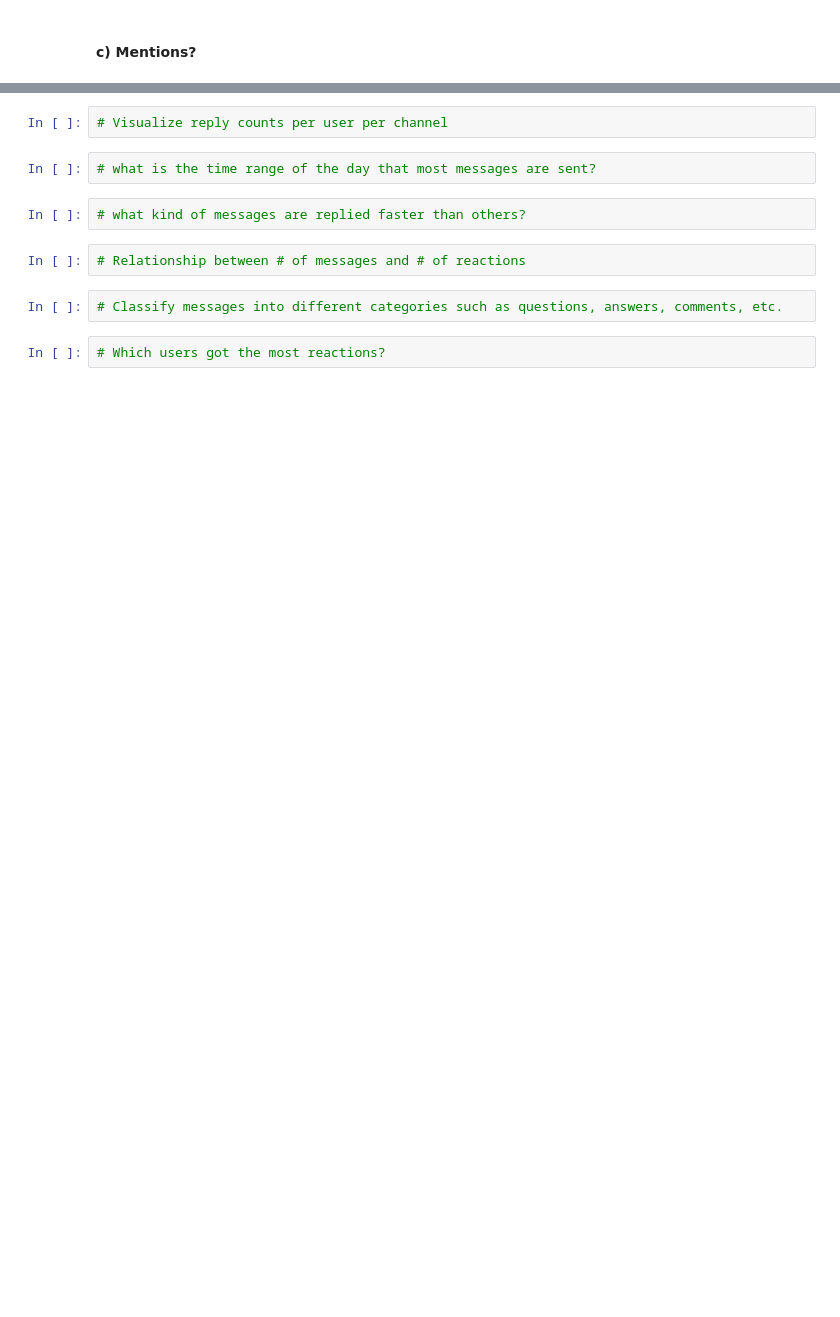
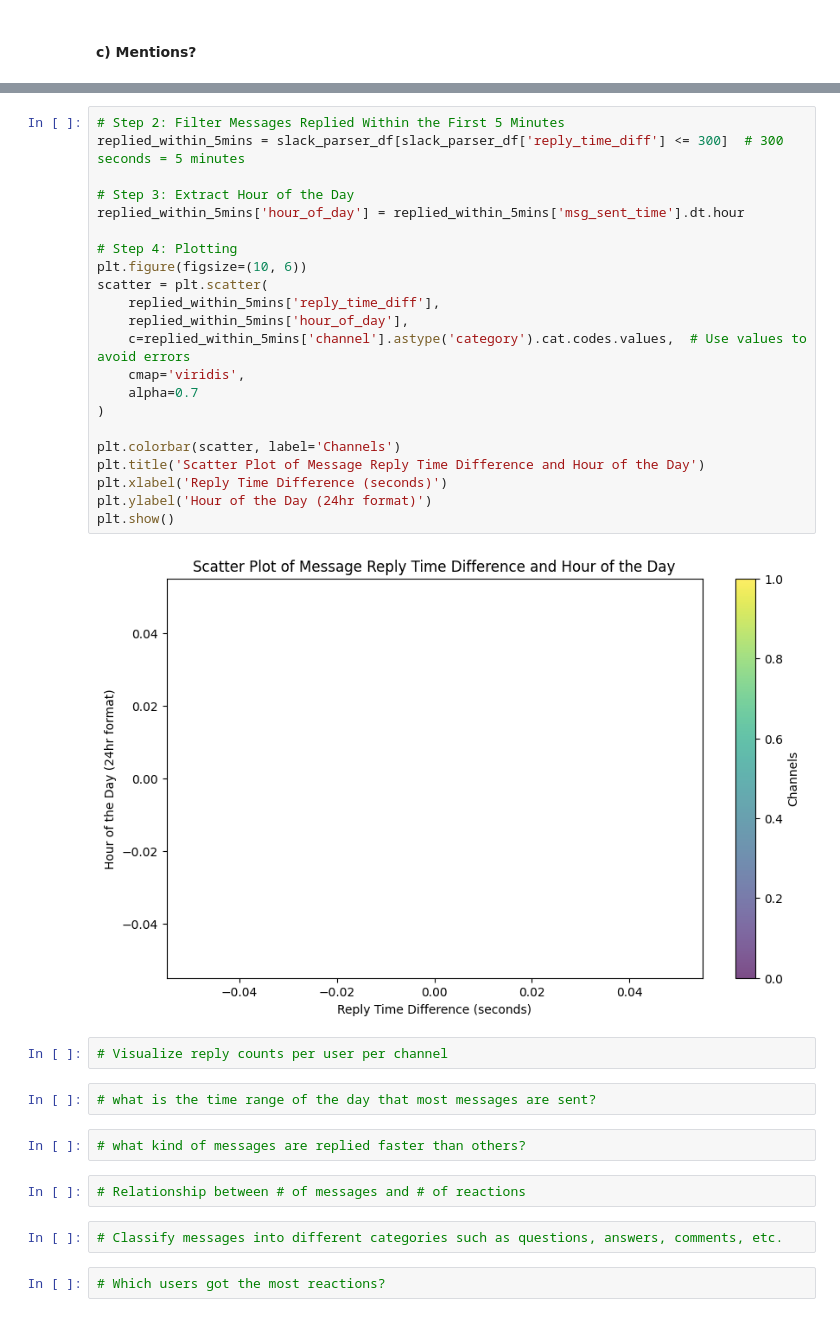
Before and after one commit to bkaggle/Slack_message_analysis, a Jupyter notebook: notebooks/parse_slack_data.ipynb, the cells around one changed output, grey strips where cells are left out. Drawn from its saved outputs; the diff is of its cells as text; blank space fills up the shorter version.

```diff
--- a/notebooks/parse_slack_data.ipynb
+++ b/notebooks/parse_slack_data.ipynb
@@ -431,3 +481,27 @@ top_10_mentions
+# %%
+# Step 2: Filter Messages Replied Within the First 5 Minutes
+replied_within_5mins = slack_parser_df[slack_parser_df['reply_time_diff'] <= 300]  # 300 seconds = 5 minutes
+
+# Step 3: Extract Hour of the Day
+replied_within_5mins['hour_of_day'] = replied_within_5mins['msg_sent_time'].dt.hour
+
+# Step 4: Plotting
+plt.figure(figsize=(10, 6))
+scatter = plt.scatter(
+    replied_within_5mins['reply_time_diff'],
+    replied_within_5mins['hour_of_day'],
+    c=replied_within_5mins['channel'].astype('category').cat.codes.values,  # Use values to avoid errors
+    cmap='viridis',
+    alpha=0.7
+)
+
+plt.colorbar(scatter, label='Channels')
+plt.title('Scatter Plot of Message Reply Time Difference and Hour of the Day')
+plt.xlabel('Reply Time Difference (seconds)')
+plt.ylabel('Hour of the Day (24hr format)')
+plt.show()
+# %% [output]
+[figure, added]
 # %%
 # Visualize reply counts per user per channel
 # %%
```
Also changed, not shown: parts of 27 cells of this notebook, 2 other files.
